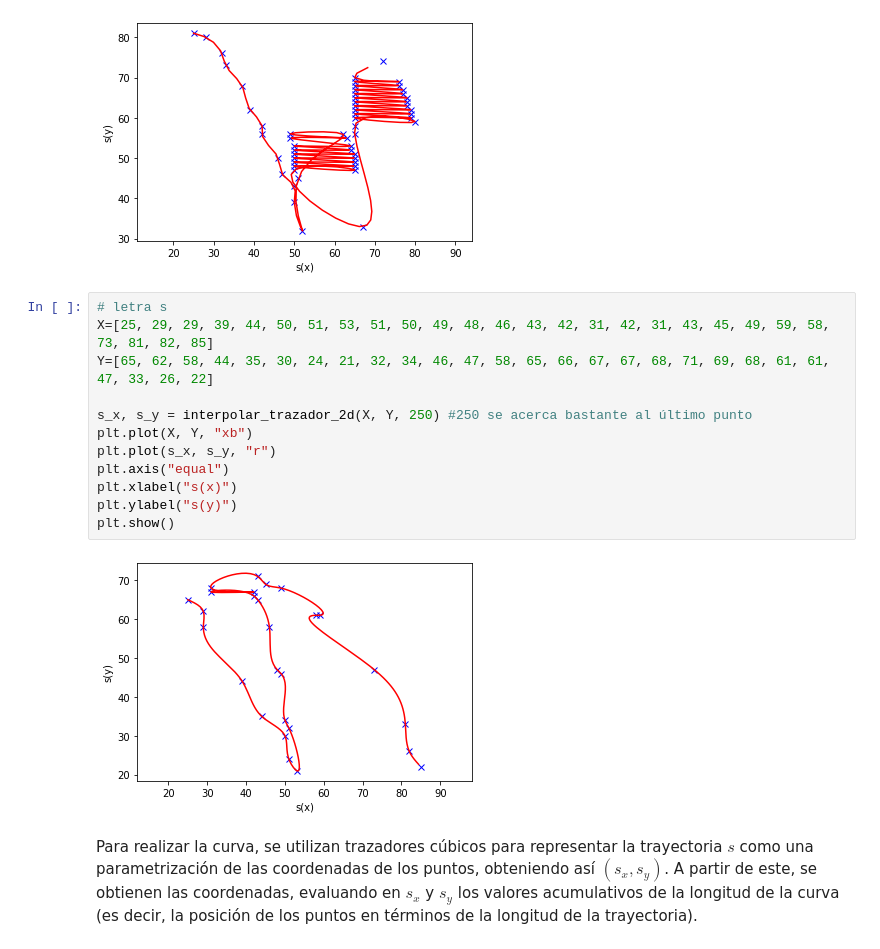
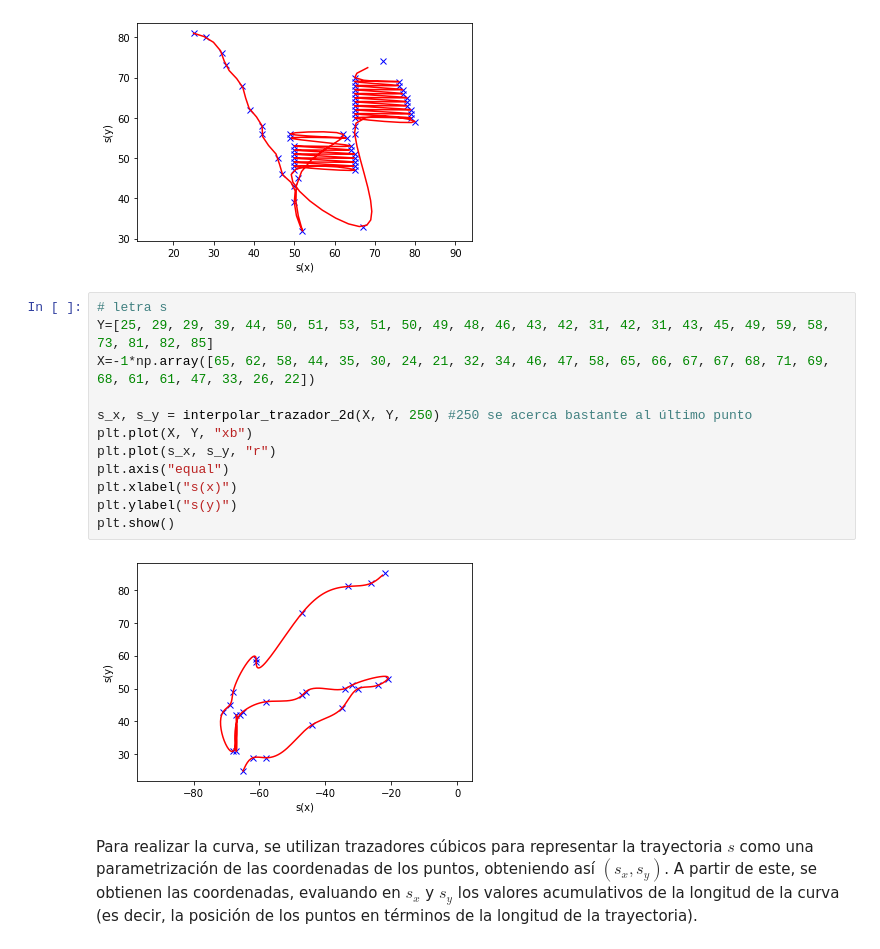
Before and after one commit to LorenaGBeltran/MicroProyecto_2Metodos, a Jupyter notebook: MP2.ipynb, the cells around one changed output. Drawn from its saved outputs; the diff is of its cells as text.

```diff
--- a/MP2.ipynb
+++ b/MP2.ipynb
@@ -27,18 +27,18 @@ plt.show()
 [figure]
 # %%
 # letra s
-X=[25, 29, 29, 39, 44, 50, 51, 53, 51, 50, 49, 48, 46, 43, 42, 31, 42, 31, 43, 45, 49, 59, 58, 73, 81, 82, 85]
-Y=[65, 62, 58, 44, 35, 30, 24, 21, 32, 34, 46, 47, 58, 65, 66, 67, 67, 68, 71, 69, 68, 61, 61, 47, 33, 26, 22]
+Y=[25, 29, 29, 39, 44, 50, 51, 53, 51, 50, 49, 48, 46, 43, 42, 31, 42, 31, 43, 45, 49, 59, 58, 73, 81, 82, 85]
+X=-1*np.array([65, 62, 58, 44, 35, 30, 24, 21, 32, 34, 46, 47, 58, 65, 66, 67, 67, 68, 71, 69, 68, 61, 61, 47, 33, 26, 22])
 
 s_x, s_y = interpolar_trazador_2d(X, Y, 250) #250 se acerca bastante al último punto
 plt.plot(X, Y, "xb")
 plt.plot(s_x, s_y, "r")
 plt.axis("equal")
 plt.xlabel("s(x)")
 plt.ylabel("s(y)")
 plt.show()
 # %% [output]
-[figure, old version]
+[figure, new version]
 # %% [markdown]
 Para realizar la curva, se utilizan trazadores cúbicos para representar la trayectoria $s$ como una parametrización de las coordenadas de los puntos, obteniendo así $(s_x, s_y)$. A partir de este, se obtienen las coordenadas, evaluando en $s_x$ y $s_y$ los valores acumulativos de la longitud de la curva (es decir, la posición de los puntos en términos de la longitud de la trayectoria).
 # %%
```
